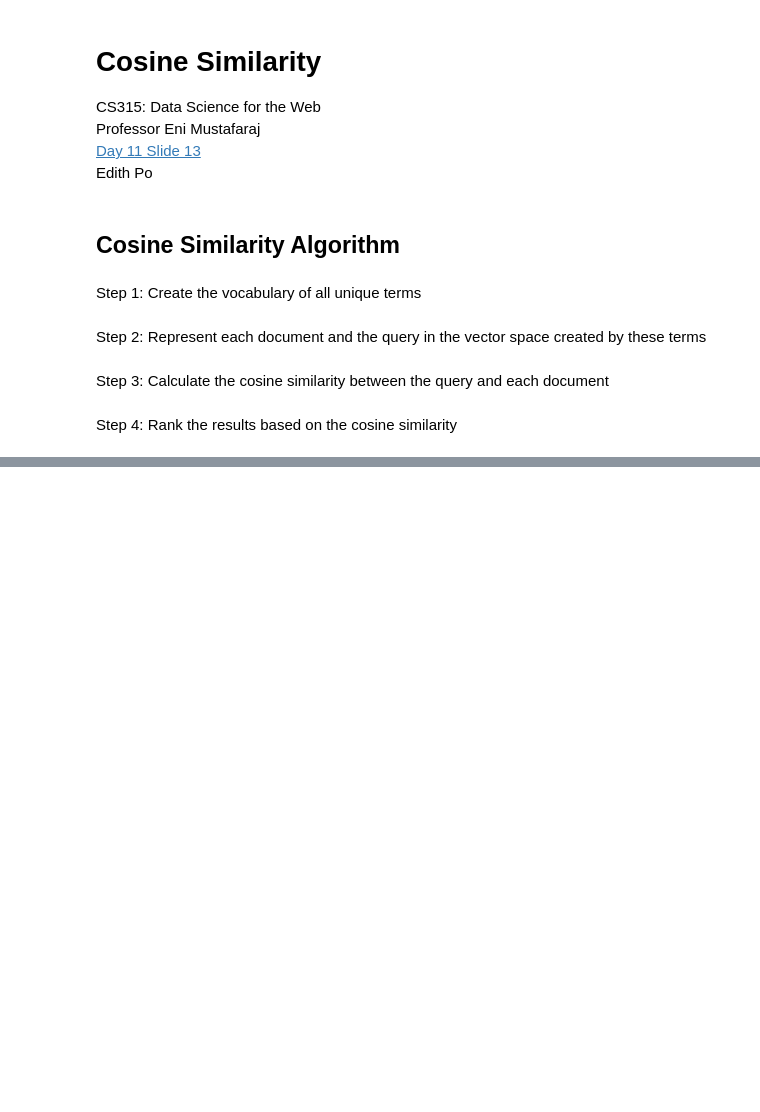
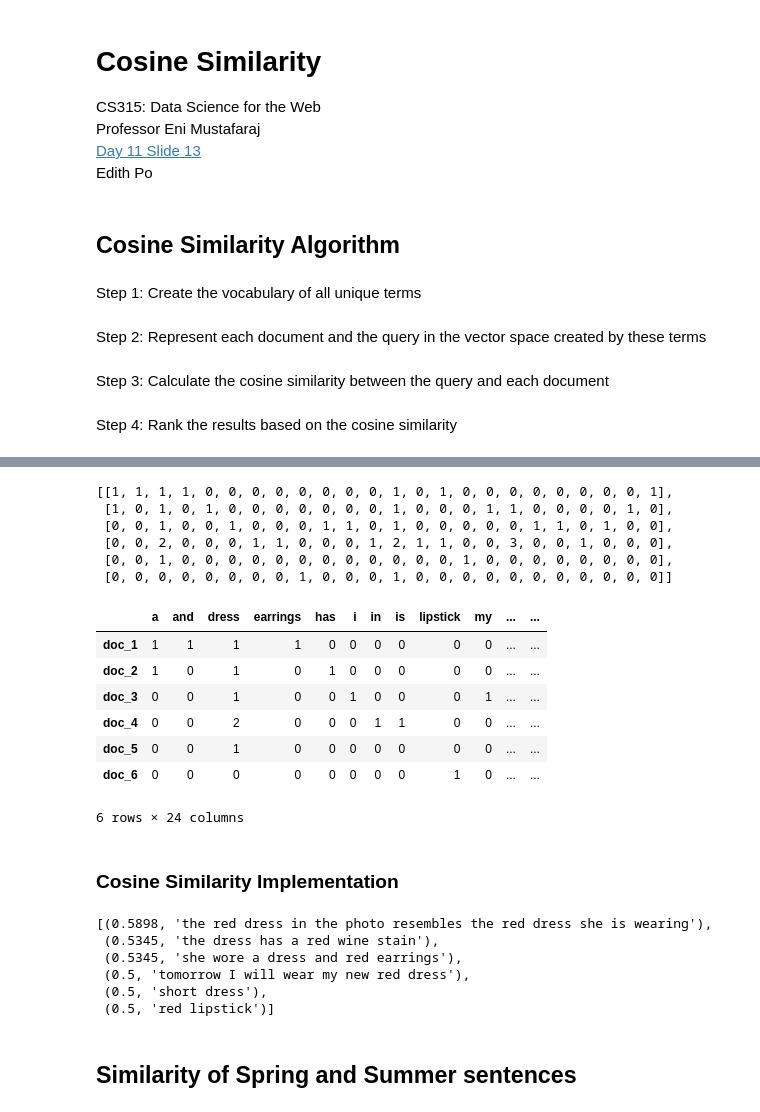
Before and after one commit to ep108/cs3152024_ep108, a Jupyter notebook: cosine_similarity.ipynb, the cells around one changed output, grey strips where cells are left out. Drawn from its saved outputs; the diff is of its cells as text; code cells hidden in the pictures; blank space fills up the shorter version.

```diff
--- a/cosine_similarity.ipynb
+++ b/cosine_similarity.ipynb
@@ -46,0 +249,8 @@ Step 4: Rank the results based on the cosine similarity
+# %%
+def getVocabulary(textchunk):
+    """Given some text, create the vocabulary of unique words."""
+    textchunk = textchunk.lower()
+    cleantext = "".join(char for char in textchunk if char not in string.punctuation)
+    words = set(cleantext.split())
+    voc = sorted(words)
+    return voc
@@ -46,0 +279,12 @@ Step 4: Rank the results based on the cosine similarity
+# %%
+def text2vector(sentence, voc):
+    """Given a sentence and the vocabulary for the problem,
+    turn every sentence into a vector.
+    """
+    cleantext = "".join(char for char in sentence if char not in string.punctuation)
+    words = cleantext.lower().split()
+    vector = [words.count(w) for w in voc]
+    return vector
+# %%
+voc = getVocabulary(" ".join(sentences))
+text2vector(sentences[0],voc)
@@ -46,0 +317,27 @@ Step 4: Rank the results based on the cosine similarity
+# %%
+sent2vec = [text2vector(sent, voc) for sent in sentences]
+sent2vec
+# %% [output]
+[[1, 1, 1, 1, 0, 0, 0, 0, 0, 0, 0, 0, 1, 0, 1, 0, 0, 0, 0, 0, 0, 0, 0, 1],
+ [1, 0, 1, 0, 1, 0, 0, 0, 0, 0, 0, 0, 1, 0, 0, 0, 1, 1, 0, 0, 0, 0, 1, 0],
+ [0, 0, 1, 0, 0, 1, 0, 0, 0, 1, 1, 0, 1, 0, 0, 0, 0, 0, 1, 1, 0, 1, 0, 0],
+ [0, 0, 2, 0, 0, 0, 1, 1, 0, 0, 0, 1, 2, 1, 1, 0, 0, 3, 0, 0, 1, 0, 0, 0],
+ [0, 0, 1, 0, 0, 0, 0, 0, 0, 0, 0, 0, 0, 0, 0, 1, 0, 0, 0, 0, 0, 0, 0, 0],
+ [0, 0, 0, 0, 0, 0, 0, 0, 1, 0, 0, 0, 1, 0, 0, 0, 0, 0, 0, 0, 0, 0, 0, 0]]
+# %%
+import pandas as pd
+df = pd.DataFrame(sent2vec,
+                  columns=voc,
+                  index=[f"doc_{i+1}" for i in range(len(sentences))])
+df
+# %% [output]
+|  | a | and | dress | earrings | has | i | in | is | lipstick | my | ... | ... |
+| doc_1 | 1 | 1 | 1 | 1 | 0 | 0 | 0 | 0 | 0 | 0 | ... | ... |
+| doc_2 | 1 | 0 | 1 | 0 | 1 | 0 | 0 | 0 | 0 | 0 | ... | ... |
+| doc_3 | 0 | 0 | 1 | 0 | 0 | 1 | 0 | 0 | 0 | 1 | ... | ... |
+| doc_4 | 0 | 0 | 2 | 0 | 0 | 0 | 1 | 1 | 0 | 0 | ... | ... |
+| doc_5 | 0 | 0 | 1 | 0 | 0 | 0 | 0 | 0 | 0 | 0 | ... | ... |
+| doc_6 | 0 | 0 | 0 | 0 | 0 | 0 | 0 | 0 | 1 | 0 | ... | ... |
+6 rows × 24 columns
+# %% [markdown]
+### Cosine Similarity Implementation
@@ -46,0 +373,11 @@ Step 4: Rank the results based on the cosine similarity
+# %%
+rankDocuments("red dress", sentences)
+# %% [output]
+[(0.5898, 'the red dress in the photo resembles the red dress she is wearing'),
+ (0.5345, 'the dress has a red wine stain'),
+ (0.5345, 'she wore a dress and red earrings'),
+ (0.5, 'tomorrow I will wear my new red dress'),
+ (0.5, 'short dress'),
+ (0.5, 'red lipstick')]
+# %% [markdown]
+## Similarity of Spring and Summer sentences
```
Also changed, not shown: parts of 50 cells of this notebook, 1 other file.
